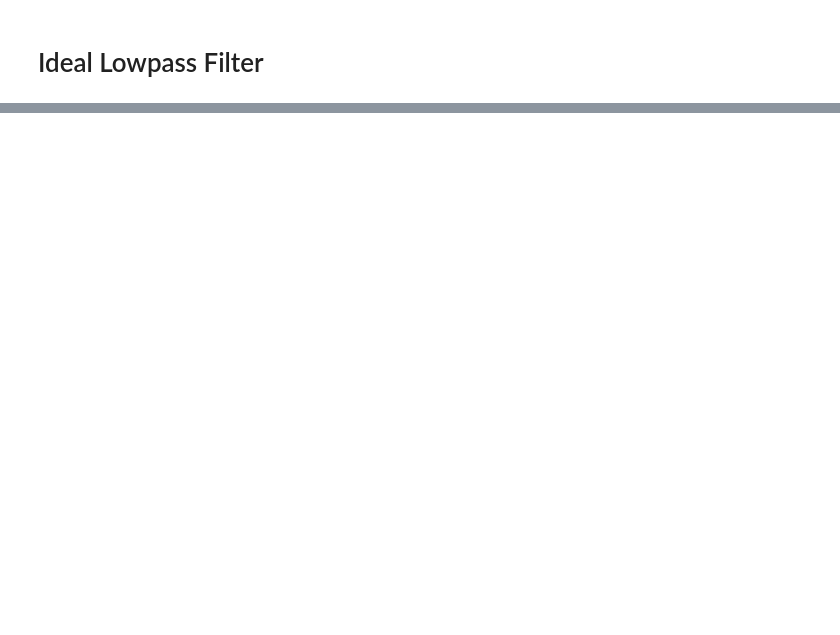
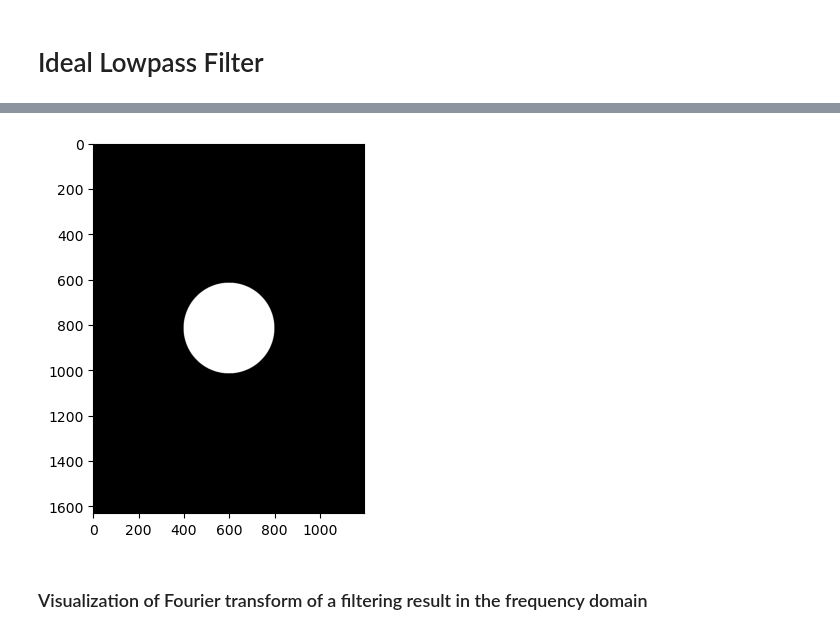
Before and after one commit to jhb341/computational-photography, a Jupyter notebook: assn2/code/lpf.ipynb, the cells around one changed output, grey strips where cells are left out. Saved outputs shown, nothing was run; the diff lists cells and outputs as text; code cells hidden in the pictures; blank space fills up the shorter version.

```diff
--- a/assn2/code/lpf.ipynb
+++ b/assn2/code/lpf.ipynb
@@ -90,0 +121,25 @@ ValueError: operands could not be broadcast together with shapes (1613,1179) (32
+# %%
+cutoff = 200
+# %%
+def show_filter_shape(img, cutoff, pad_size=10):
+    padded_img = cv2.copyMakeBorder(img, pad_size, pad_size, pad_size, pad_size, borderType=cv2.BORDER_CONSTANT, value=0)
+
+    padded_img = cv2.cvtColor(padded_img, cv2.COLOR_BGR2GRAY)
+
+    # build lpf mask
+    M, N = padded_img.shape
+    center_x, center_y = M//2, N//2
+    lpf = np.zeros((M,N), dtype=np.float32)
+
+    for i in range(M):
+        for j in range(N):
+            if np.sqrt((i-center_x)**2 + (j-center_y)**2) <= cutoff:
+                lpf[i, j] = 1
+
+    plt.imshow(lpf, cmap='gray')
+# %%
+show_filter_shape(img, cutoff, pad_size=9)
+# %% [output]
+[figure, added]
+# %% [markdown]
+### Visualization of Fourier transform of a filtering result in the frequency domain
```
Also changed, not shown: parts of 18 cells of this notebook, 3 other files.
